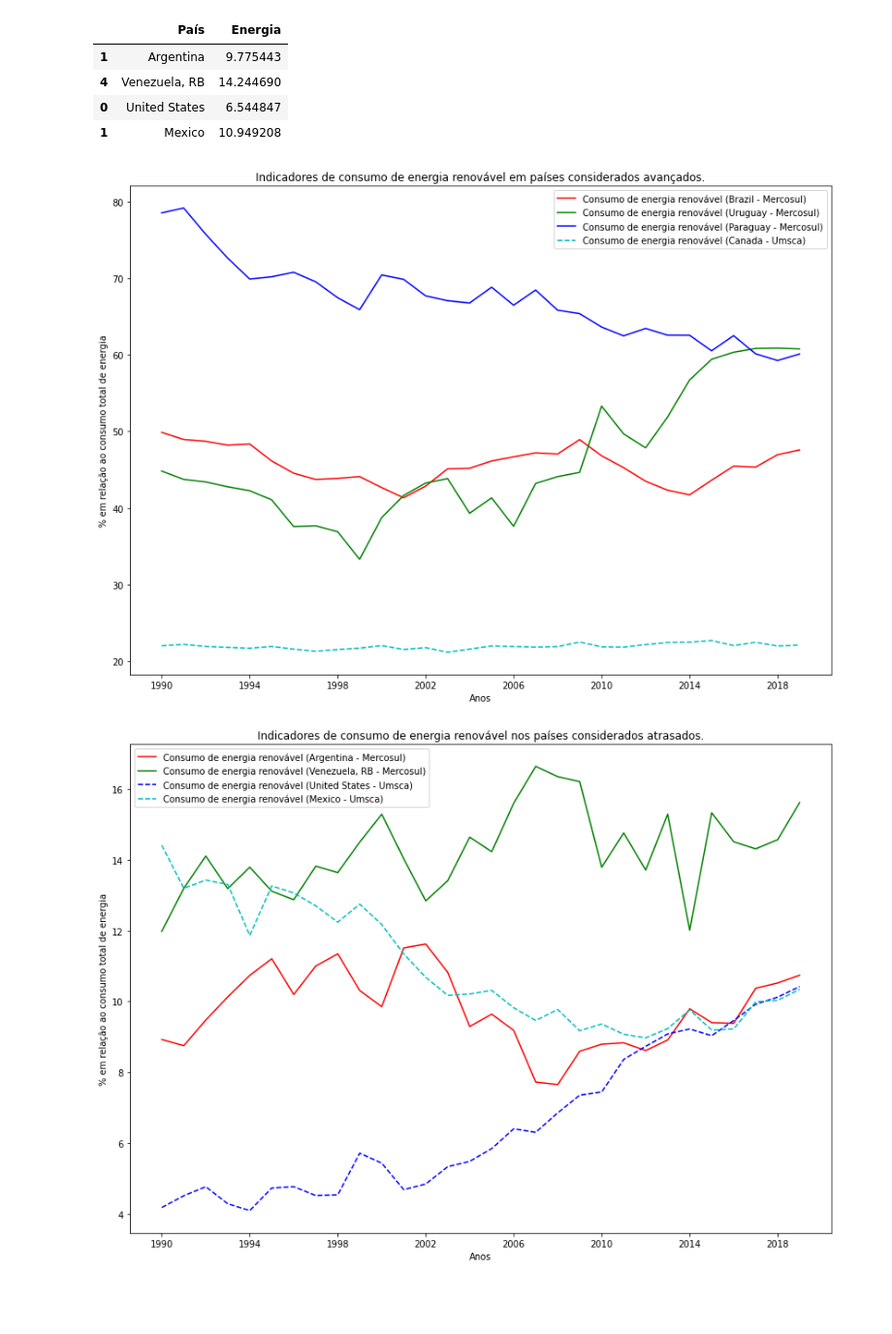
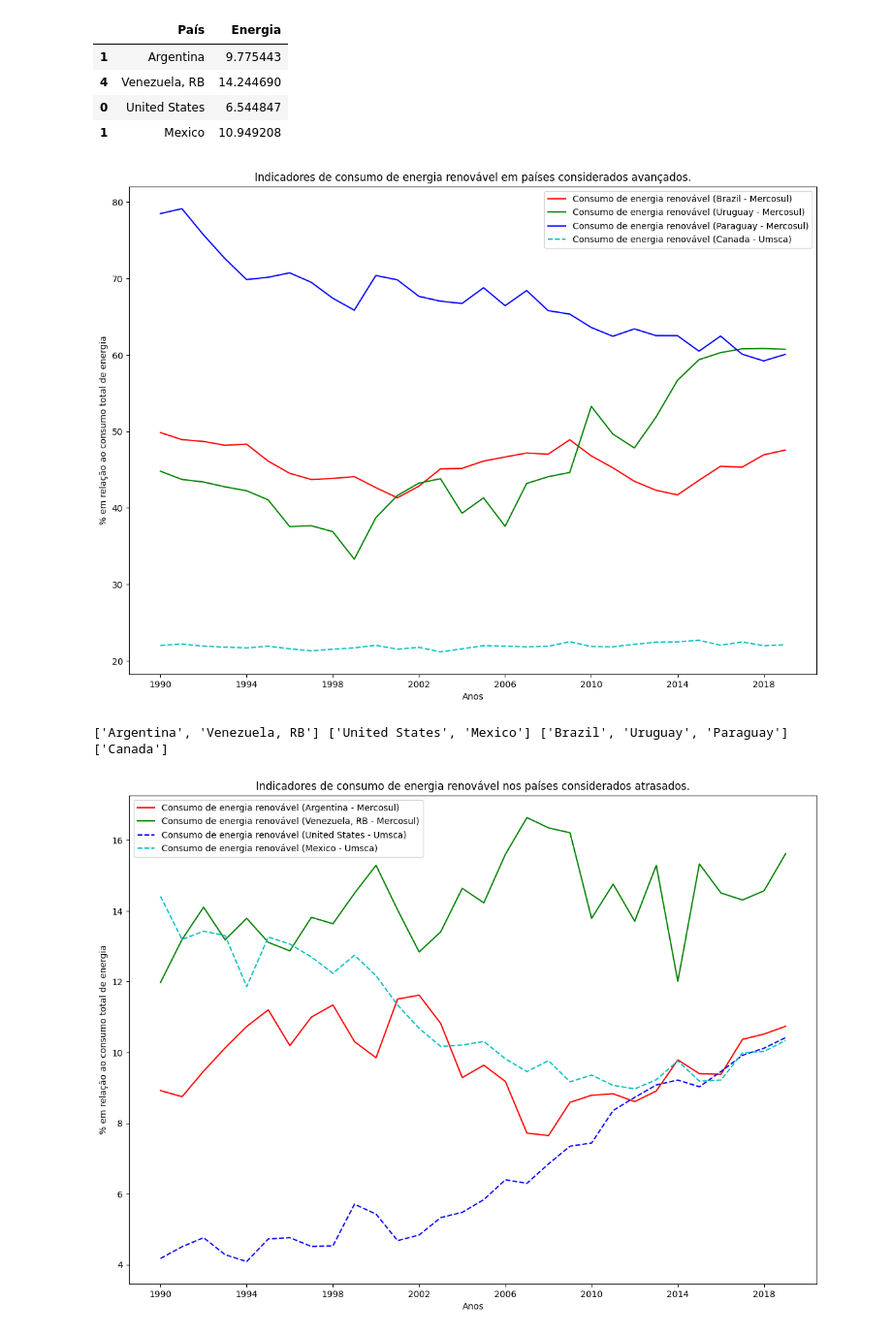
Before and after one commit to eriksoaress/EnergiaRenovavel---Erik-e-Gustavo-Antony, a Jupyter notebook: aps3/APS3.ipynb, the cells around one changed output. Shown: that part at 97% size. Saved outputs shown, nothing was run; the diff lists cells and outputs as text; code cells hidden in the pictures; blank space fills up the shorter version.

```diff
--- a/aps3/APS3.ipynb
+++ b/aps3/APS3.ipynb
@@ -107,8 +107,12 @@ df_paises_mercosul
 | Venezuela, RB | VEN | Renewable energy consumption (% o... | EG.FEC.RNEW.ZS | NaN | NaN | NaN | NaN | NaN | ... |
 5 rows × 66 columns
 # %%
-filtro_avancados = df_juntos['Energia'] > 18.51
-filtro_atrasados = df_juntos['Energia'] <= 18.51
+df_2019 = df['2019']
+df_2019 = df_2019.dropna()
+mediana = df_2019.median()
+barreira_avancados = mediana
+filtro_avancados = df_juntos['Energia'] > barreira_avancados
+filtro_atrasados = df_juntos['Energia'] <= barreira_avancados
 df_avancados_mercosul = df_juntos[filtro_avancados]
 display(df_avancados_mercosul)
 df_atrasados_mercosul = df_juntos[filtro_atrasados]
@@ -125,36 +129,44 @@ display(df_atrasados_mercosul)
 | 0 | United States | 6.544847 |
 | 1 | Mexico | 10.949208 |
 # %%
-
-
-
-paises_avancados_mercosul = ['Brazil','Uruguay','Paraguay']
-paises_atrasados_mercosul = ['Argentina', 'Venezuela, RB']
-paises_avancados_usmca = ['Canada']
-paises_atrasados_usmca = ['United States','Mexico']
+paises_avancados_mercosul = []
+paises_avancados_usmca = []
+paises_atrasados_mercosul = []
+paises_atrasados_usmca = []
+for pais in paises_do_mercosul:
+    if df_2019.loc[pais] > barreira_avancados:
+        paises_avancados_mercosul.append(pais)
+    else:
+        paises_atrasados_mercosul.append(pais)
+for pais in paises_do_usmca:
+    if df_2019.loc[pais] >= barreira_avancados:
+        paises_avancados_usmca.append(pais)
+    else:
+        paises_atrasados_usmca.append(pais)
 lista_de_cores = ['r','g','b','c']
 plt.figure(figsize=(14,10))
 plt.title("Indicadores de consumo de energia renovável em países considerados avançados.")
 id_cor = 0
 for pais in paises_avancados_mercosul:
     dados = dict_mercosul[pais]
     data = list(dados.keys())
     valor = list(dados.values())
     plt.plot(data, valor, color=lista_de_cores[id_cor], label=f'Consumo de energia renovável ({str(pais)} - Mercosul)')
     id_cor += 1
 for pais in paises_avancados_usmca:
     dados = dict_usmca[pais]
     data = list(dados.keys())
     valor = list(dados.values())
     plt.plot(data, valor, color=lista_de_cores[id_cor],linestyle = 'dashed', label=f'Consumo de energia renovável ({str(pais)} - Umsca)')
     id_cor += 1
 plt.xticks(list(str(i) for i in range(1990,2020,4)))
 plt.ylabel('% em relação ao consumo total de energia')
 plt.xlabel('Anos')
 plt.legend()
 plt.show()
 # %% [output]
-[figure, old version]
+[figure, new version]
+['Argentina', 'Venezuela, RB'] ['United States', 'Mexico'] ['Brazil', 'Uruguay', 'Paraguay'] ['Canada']
 # %%
 plt.figure(figsize=(14,10))
 plt.title("Indicadores de consumo de energia renovável nos países considerados atrasados.")
```
Also changed, not shown: 1 other file.
